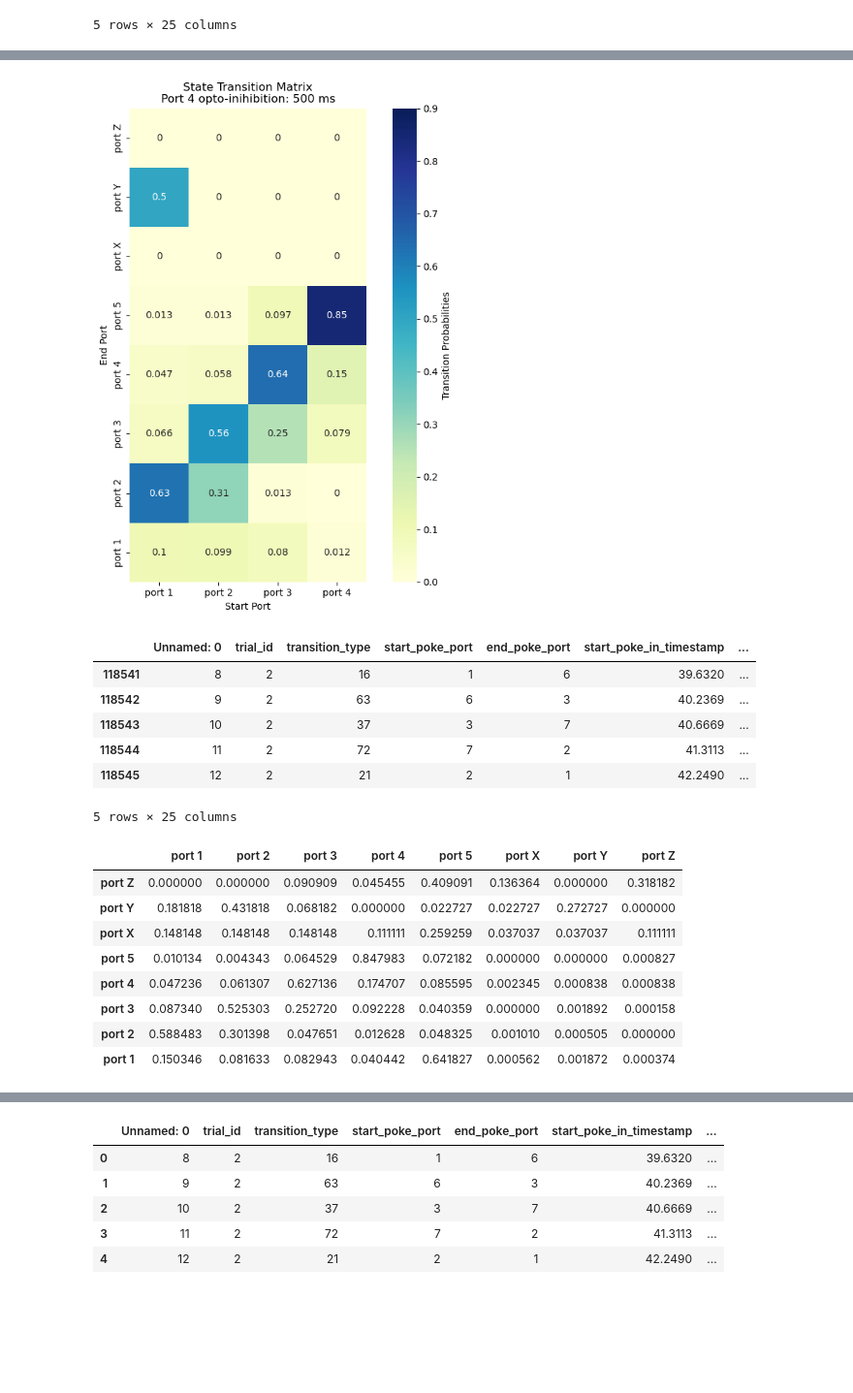
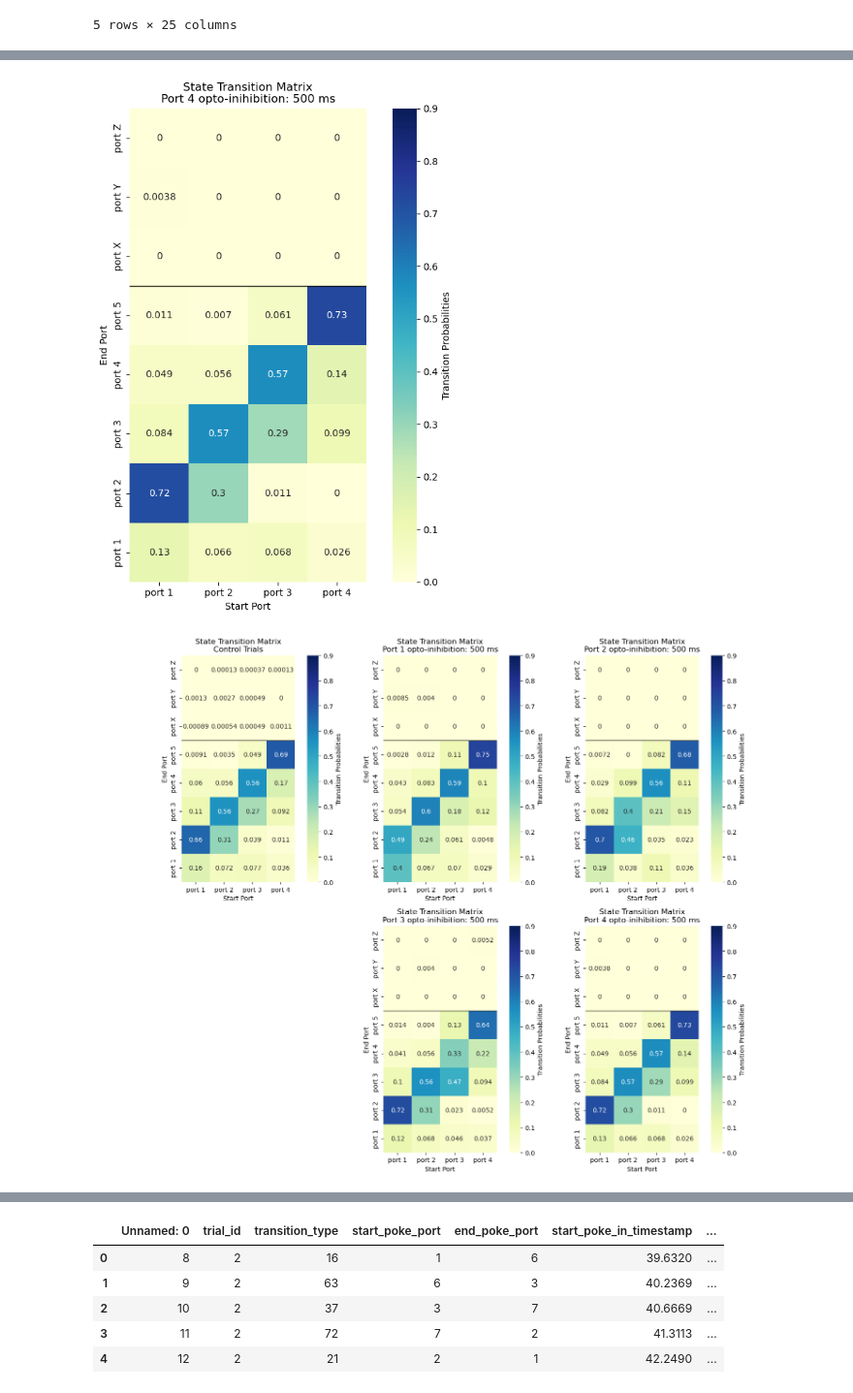
Before and after one commit to sthitapati/sarabhai, a Jupyter notebook: notebooks/plotutils.ipynb, the cells around one changed output, grey strips where cells are left out. Shown at 97% size. Cells and saved outputs as stored; diff of their text form; code cells hidden in the pictures; blank space fills up the shorter version.

```diff
--- a/notebooks/plotutils.ipynb
+++ b/notebooks/plotutils.ipynb
@@ -274,15 +278,23 @@ plot_transition_matrix(optostim_port_3, normalize=True, display_numbers=True, ad
 # %%
 fig, ax = plt.subplots(figsize=(8, 8))
-plot_transition_matrix(optostim_port_4, normalize=True, display_numbers=True, additional_title= 'Port 4 opto-inihibition: 500 ms')
+plot_transition_matrix(optostim_port_4, normalize=True, display_numbers=True, additional_title= 'Port 4 opto-inihibition: 500 ms', ax=ax)
 # %% [output]
-[figure, old version]
+[figure, new version]
-# %%
-control_df.head()
-# %% [output]
-|  | Unnamed: 0 | trial_id | transition_type | start_poke_port | end_poke_port | start_poke_in_timestamp | ... |
-| 118541 | 8 | 2 | 16 | 1 | 6 | 39.6320 | ... |
-| 118542 | 9 | 2 | 63 | 6 | 3 | 40.2369 | ... |
-| 118543 | 10 | 2 | 37 | 3 | 7 | 40.6669 | ... |
-| 118544 | 11 | 2 | 72 | 7 | 2 | 41.3113 | ... |
-| 118545 | 12 | 2 | 21 | 2 | 1 | 42.2490 | ... |
-5 rows × 25 columns
+# %%
+fig, axs = plt.subplots(2, 3, figsize=(18, 12))
+
+plot_transition_matrix(control_df, normalize=True, display_numbers=True, additional_title= 'Control Trials', ax=axs[0, 0])
+plot_transition_matrix(optostim_port_1, normalize=True, display_numbers=True, additional_title= 'Port 1 opto-inihibition: 500 ms', ax=axs[0, 1])
+plot_transition_matrix(optostim_port_2, normalize=True, display_numbers=True, additional_title= 'Port 2 opto-inihibition: 500 ms', ax=axs[0, 2])
+plot_transition_matrix(optostim_port_3, normalize=True, display_numbers=True, additional_title= 'Port 3 opto-inihibition: 500 ms', ax=axs[1, 1])
+plot_transition_matrix(optostim_port_4, normalize=True, display_numbers=True, additional_title= 'Port 4 opto-inihibition: 500 ms', ax=axs[1, 2])
+
+# You can hide the unused subplot with this line
+axs[1, 0].axis('off')
+
+# Adjust spaces between subplots and around the plot
+# fig.tight_layout()
+fig.subplots_adjust(left=0.2) # You can adjust this value as needed
+plt.show()
+# %% [output]
+[figure, added]
@@ -317,18 +332,3 @@ def compute_transition_matrix(df, normalize=False):
     # Convert back to DataFrame
     transition_counts = pd.DataFrame(transition_counts, index=ordered_ports[::-1], columns=ordered_ports)
     return transition_counts
-# %%
-# plot transition matrix
-
-transition_matrix = compute_transition_matrix(control_df, normalize=True)
-transition_matrix
-# %% [output]
-|  | port 1 | port 2 | port 3 | port 4 | port 5 | port X | port Y | port Z |
-| port Z | 0.000000 | 0.000000 | 0.090909 | 0.045455 | 0.409091 | 0.136364 | 0.000000 | 0.318182 |
-| port Y | 0.181818 | 0.431818 | 0.068182 | 0.000000 | 0.022727 | 0.022727 | 0.272727 | 0.000000 |
-| port X | 0.148148 | 0.148148 | 0.148148 | 0.111111 | 0.259259 | 0.037037 | 0.037037 | 0.111111 |
-| port 5 | 0.010134 | 0.004343 | 0.064529 | 0.847983 | 0.072182 | 0.000000 | 0.000000 | 0.000827 |
-| port 4 | 0.047236 | 0.061307 | 0.627136 | 0.174707 | 0.085595 | 0.002345 | 0.000838 | 0.000838 |
-| port 3 | 0.087340 | 0.525303 | 0.252720 | 0.092228 | 0.040359 | 0.000000 | 0.001892 | 0.000158 |
-| port 2 | 0.588483 | 0.301398 | 0.047651 | 0.012628 | 0.048325 | 0.001010 | 0.000505 | 0.000000 |
-| port 1 | 0.150346 | 0.081633 | 0.082943 | 0.040442 | 0.641827 | 0.000562 | 0.001872 | 0.000374 |
```
Also changed, not shown: parts of 14 cells of this notebook.
